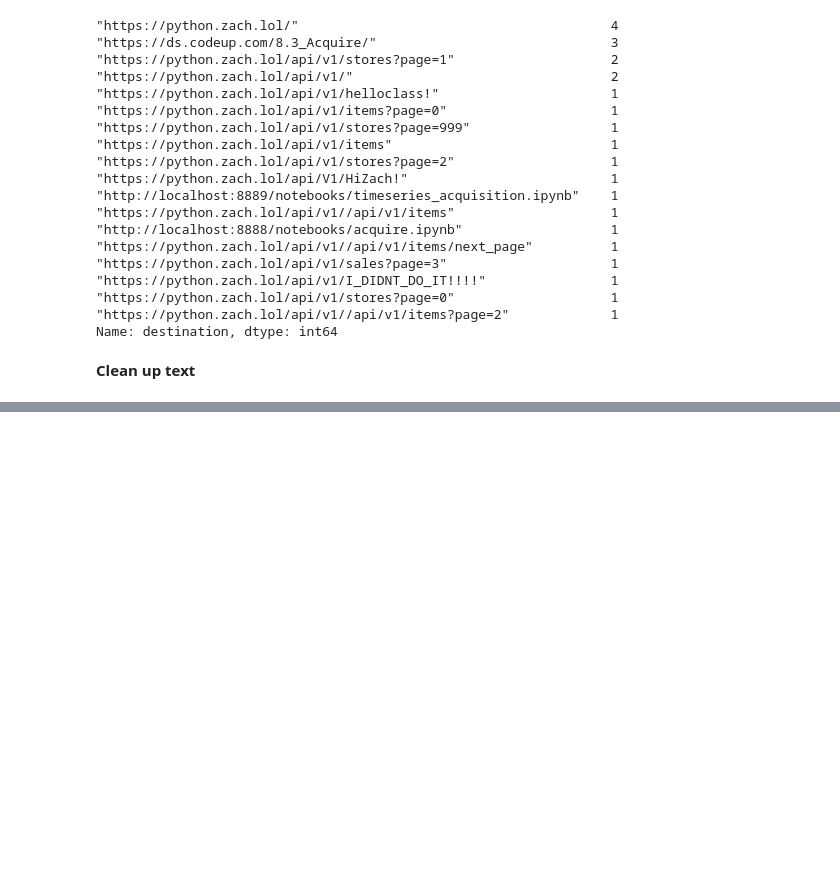
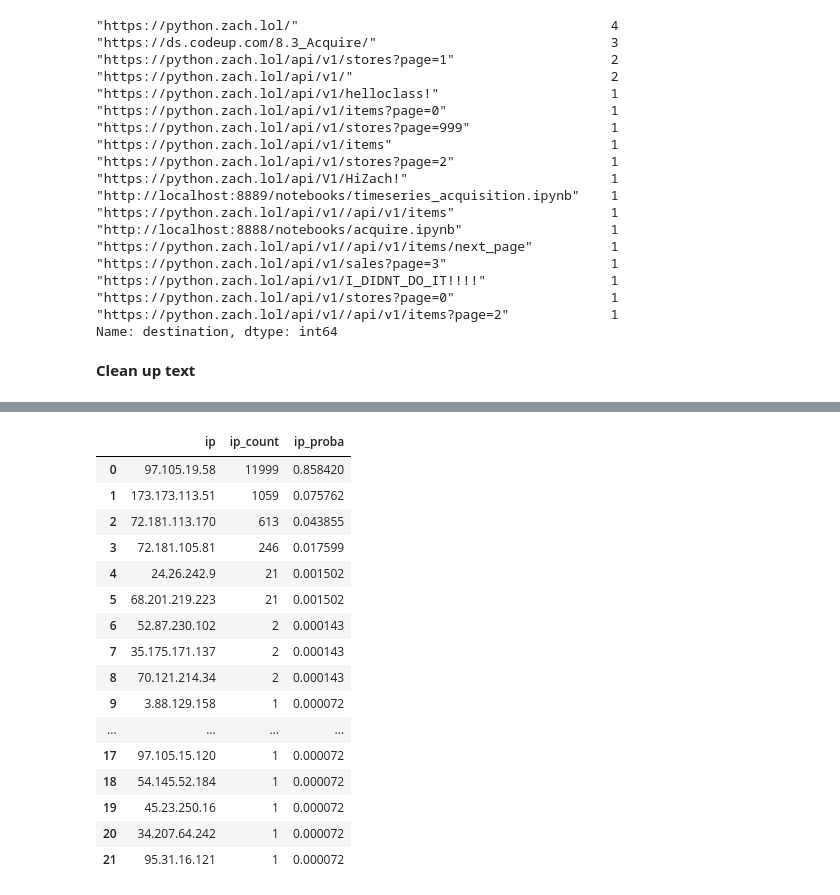
Before and after one commit to matt-c-knight/anomaly-detection-exercises, a Jupyter notebook: anomaly_lessons_walkthrough_practice.ipynb, the cells around one changed output, grey strips where cells are left out. Cells and saved outputs as stored; diff of their text form; code cells hidden in the pictures; blank space fills up the shorter version.

```diff
--- a/anomaly_lessons_walkthrough_practice.ipynb
+++ b/anomaly_lessons_walkthrough_practice.ipynb
@@ -335,0 +406,20 @@ Name: destination, dtype: int64
+# %%
+ip_df
+# %% [output]
+|  | ip | ip_count | ip_proba |
+| 0 | 97.105.19.58 | 11999 | 0.858420 |
+| 1 | 173.173.113.51 | 1059 | 0.075762 |
+| 2 | 72.181.113.170 | 613 | 0.043855 |
+| 3 | 72.181.105.81 | 246 | 0.017599 |
+| 4 | 24.26.242.9 | 21 | 0.001502 |
+| 5 | 68.201.219.223 | 21 | 0.001502 |
+| 6 | 52.87.230.102 | 2 | 0.000143 |
+| 7 | 35.175.171.137 | 2 | 0.000143 |
+| 8 | 70.121.214.34 | 2 | 0.000143 |
+| 9 | 3.88.129.158 | 1 | 0.000072 |
+| ... | ... | ... | ... |
+| 17 | 97.105.15.120 | 1 | 0.000072 |
+| 18 | 54.145.52.184 | 1 | 0.000072 |
+| 19 | 45.23.250.16 | 1 | 0.000072 |
+| 20 | 34.207.64.242 | 1 | 0.000072 |
+| 21 | 95.31.16.121 | 1 | 0.000072 |
```
Also changed, not shown: parts of 31 cells of this notebook.
